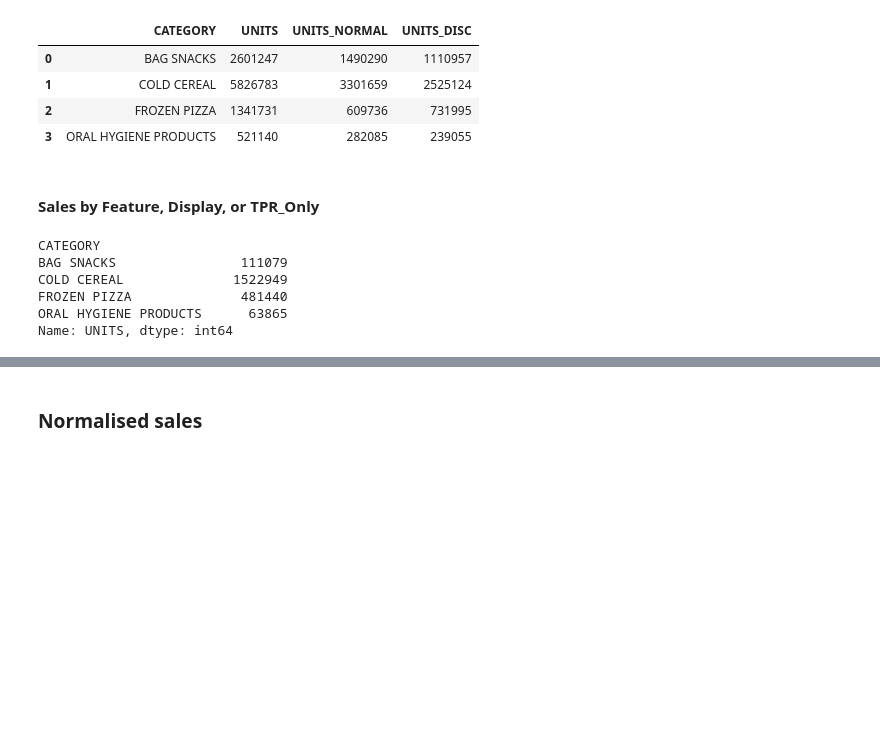
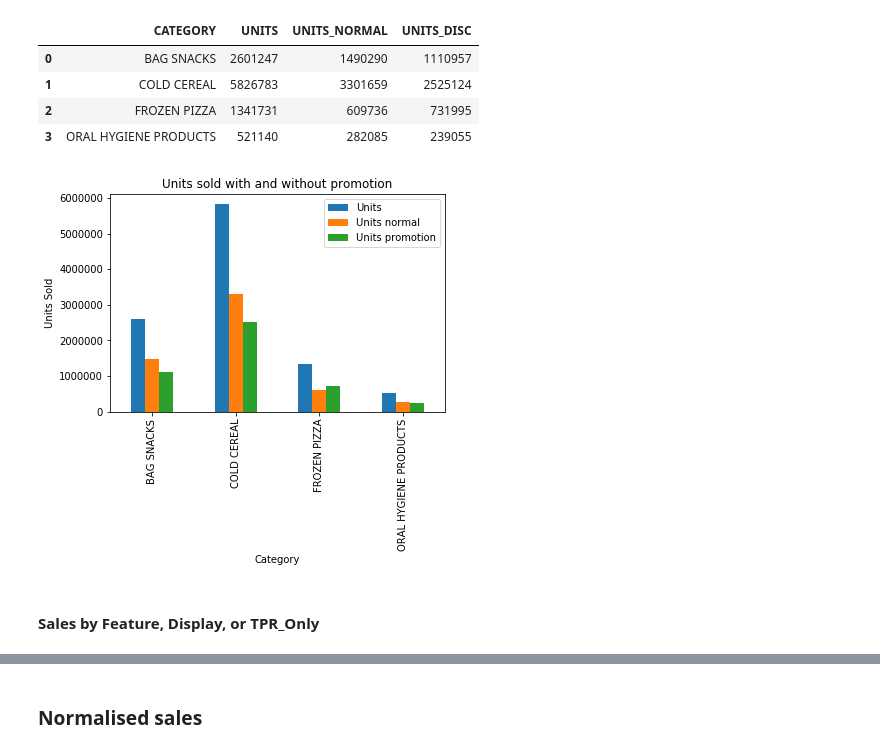
Before and after one commit to Lucianod28/Ada-project, a Jupyter notebook: Pulkit.ipynb, the cells around one changed output, grey strips where cells are left out. Cells and saved outputs as stored; diff of their text form; code cells hidden in the pictures; blank space fills up the shorter version.

Commit message:
Added plots

```diff
--- a/Pulkit.ipynb
+++ b/Pulkit.ipynb
@@ -87,6 +86,14 @@ sales_combined
 | 1 | COLD CEREAL | 5826783 | 3301659 | 2525124 |
 | 2 | FROZEN PIZZA | 1341731 | 609736 | 731995 |
 | 3 | ORAL HYGIENE PRODUCTS | 521140 | 282085 | 239055 |
+# %%
+_ = sales_combined.plot(kind='bar', x='CATEGORY', y=['UNITS', 'UNITS_NORMAL', 'UNITS_DISC'],\
+                        label=['Units', 'Units normal', 'Units promotion'], title='Units sold with and without promotion')
+_ = plt.xlabel("Category")
+_ = plt.ylabel("Units Sold")
+plt.show()
+# %% [output]
+[figure, added]
 # %% [markdown]
 #### Sales by Feature, Display, or TPR_Only
 # %%
@@ -102,9 +111,0 @@ Total_sale_Only = transactions[transactions.TPR_ONLY==1]\
-# %%
-Total_sale_feature
-# %% [output]
-CATEGORY
-BAG SNACKS                111079
-COLD CEREAL              1522949
-FROZEN PIZZA              481440
-ORAL HYGIENE PRODUCTS      63865
-Name: UNITS, dtype: int64
```
Also changed, not shown: parts of 12 cells of this notebook.
